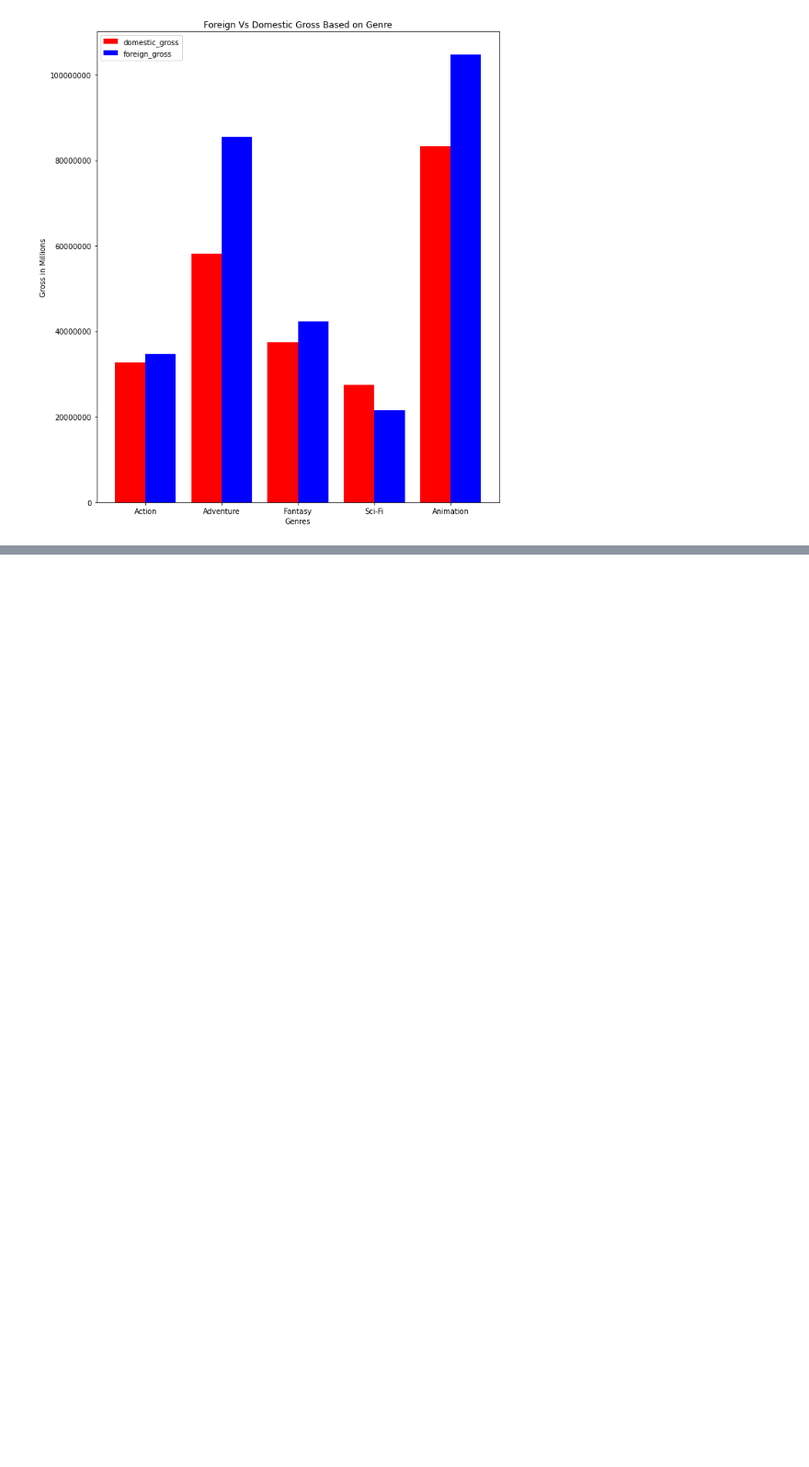
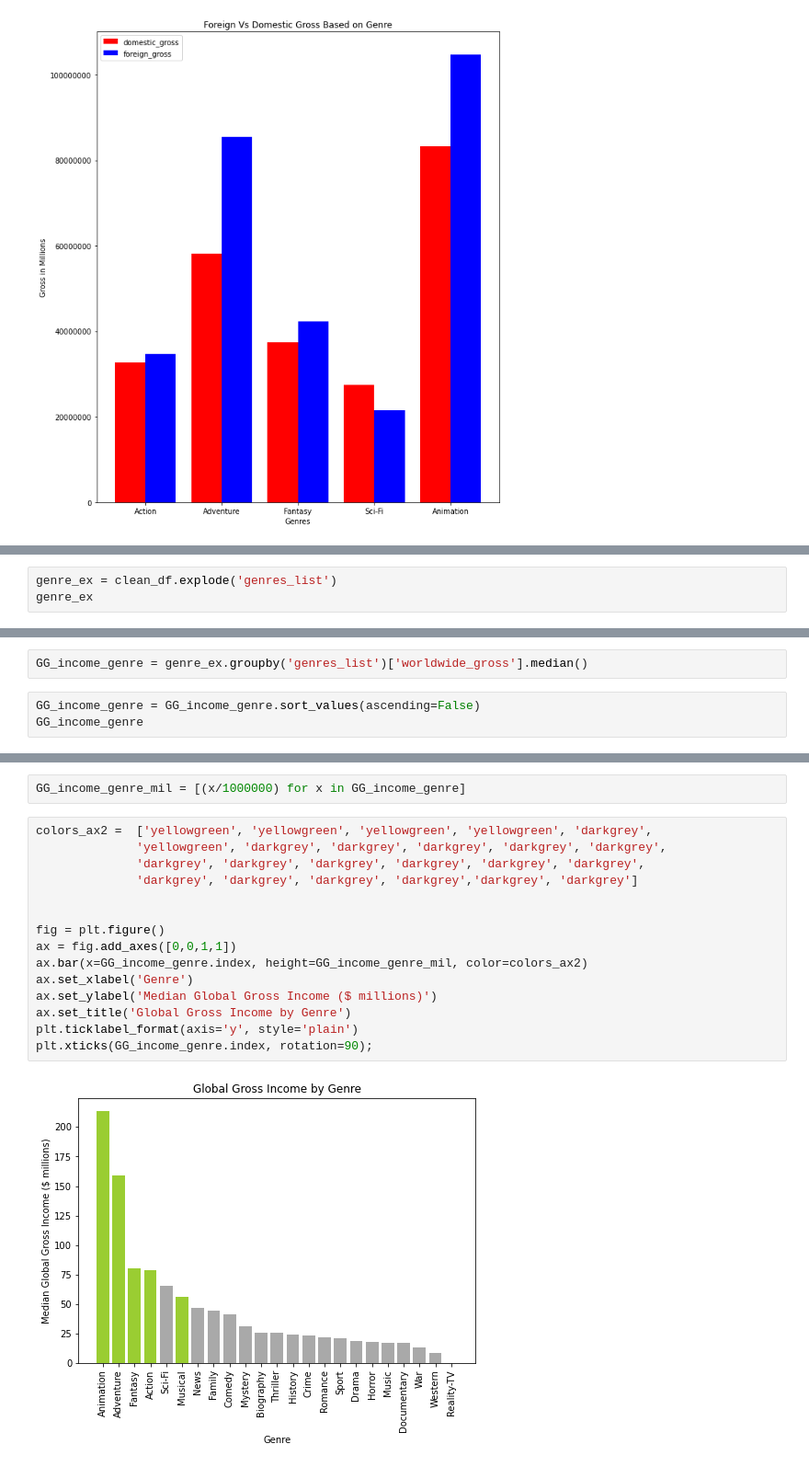
Before and after one commit to StefanoCaruso456/Movie-Studio-Project, a Jupyter notebook: notebook_development/jbook_Samuel.ipynb, the cells around one changed output, grey strips where cells are left out. Shown: that part at 92% size. Saved outputs shown, nothing was run; the diff lists cells and outputs as text; blank space fills up the shorter version.

```diff
--- a/notebook_development/jbook_Samuel.ipynb
+++ b/notebook_development/jbook_Samuel.ipynb
@@ -677,0 +712,3 @@ plt.show();
+# %%
+genre_ex = clean_df.explode('genres_list')
+genre_ex
@@ -677,0 +729,5 @@ plt.show();
+# %%
+GG_income_genre = genre_ex.groupby('genres_list')['worldwide_gross'].median()
+# %%
+GG_income_genre = GG_income_genre.sort_values(ascending=False)
+GG_income_genre
@@ -677,0 +752,19 @@ plt.show();
+# %%
+GG_income_genre_mil = [(x/1000000) for x in GG_income_genre]
+# %%
+colors_ax2 =  ['yellowgreen', 'yellowgreen', 'yellowgreen', 'yellowgreen', 'darkgrey',
+              'yellowgreen', 'darkgrey', 'darkgrey', 'darkgrey', 'darkgrey', 'darkgrey',
+              'darkgrey', 'darkgrey', 'darkgrey', 'darkgrey', 'darkgrey', 'darkgrey',
+              'darkgrey', 'darkgrey', 'darkgrey', 'darkgrey','darkgrey', 'darkgrey']
+
+
+fig = plt.figure()
+ax = fig.add_axes([0,0,1,1])
+ax.bar(x=GG_income_genre.index, height=GG_income_genre_mil, color=colors_ax2)
+ax.set_xlabel('Genre')
+ax.set_ylabel('Median Global Gross Income ($ millions)')
+ax.set_title('Global Gross Income by Genre')
+plt.ticklabel_format(axis='y', style='plain')
+plt.xticks(GG_income_genre.index, rotation=90);
+# %% [output]
+[figure, added]
```
Also changed, not shown: parts of 12 cells of this notebook, 1 other file.
